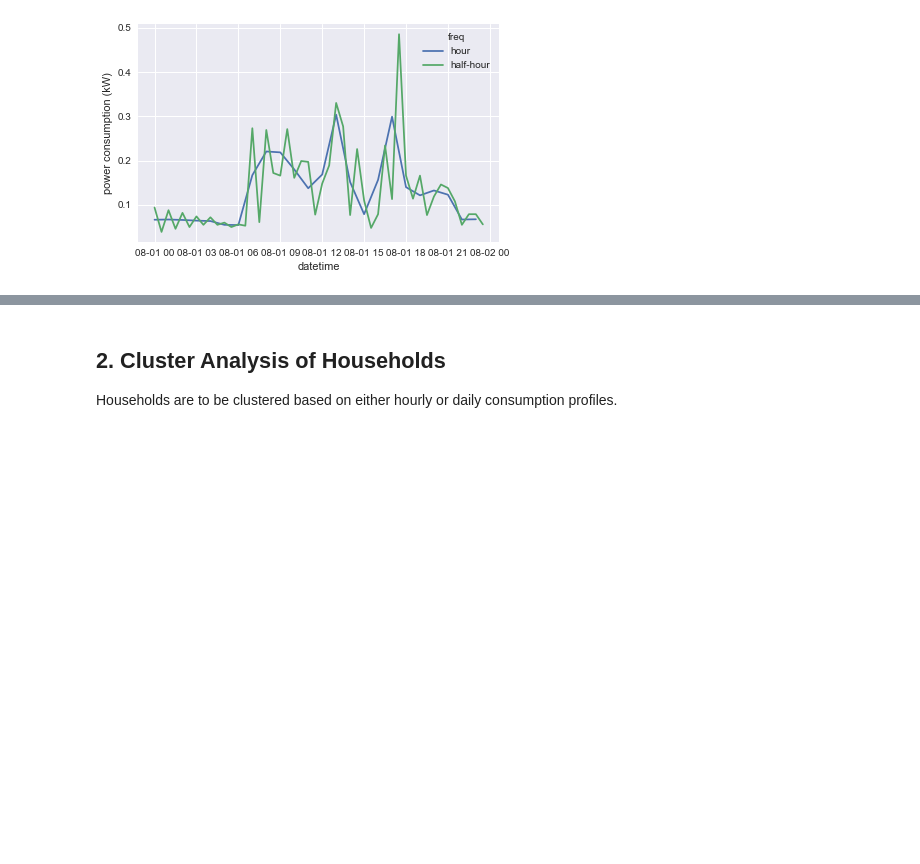
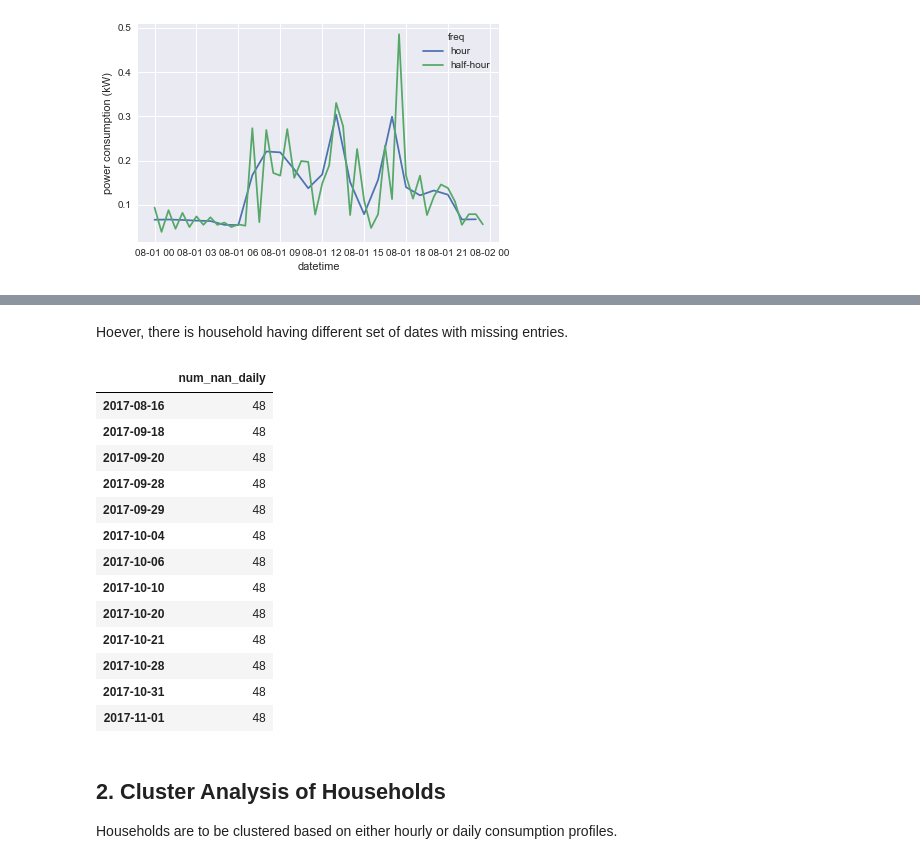
Before and after one commit to edxu96/elec_consumption, a Jupyter notebook: index.ipynb, the cells around one changed output, grey strips where cells are left out. Drawn from its saved outputs; the diff is of its cells as text; code cells hidden in the pictures; blank space fills up the shorter version.

Commit message:
Inspect NaN entries (#19)

```diff
--- a/index.ipynb
+++ b/index.ipynb
@@ -123,0 +90,17 @@ ax.set(ylabel='power consumption (kW)');
+# %%
+#hide_input
+def get_list_dates_missing(household: int):
+    """Find num of missing entries for every day.
+
+    Args:
+        household: integer index of given household.
+    """
+    num_nan_daily = (
+        df.iloc[:, household].groupby(df.index.date)
+        .apply(lambda x: x.isna().values.sum()).to_frame()
+    )
+    num_nan_daily.columns = ['num_nan_daily']
+    return num_nan_daily[num_nan_daily['num_nan_daily'] > 0]
+
+
+get_list_dates_missing(0)
@@ -124,3 +137,23 @@ ax.set(ylabel='power consumption (kW)');
+# %% [markdown]
+Hoever, there is household having different set of dates with missing entries.
+# %%
+#hide_input
+get_list_dates_missing(496)
+# %% [output]
+|  | num_nan_daily |
+| 2017-08-16 | 48 |
+| 2017-09-18 | 48 |
+| 2017-09-20 | 48 |
+| 2017-09-28 | 48 |
+| 2017-09-29 | 48 |
+| 2017-10-04 | 48 |
+| 2017-10-06 | 48 |
+| 2017-10-10 | 48 |
+| 2017-10-20 | 48 |
+| 2017-10-21 | 48 |
+| 2017-10-28 | 48 |
+| 2017-10-31 | 48 |
+| 2017-11-01 | 48 |
 # %% [markdown]
 ## 2. Cluster Analysis of Households
 
```
Also changed, not shown: parts of 6 cells of this notebook, 3 other files.
